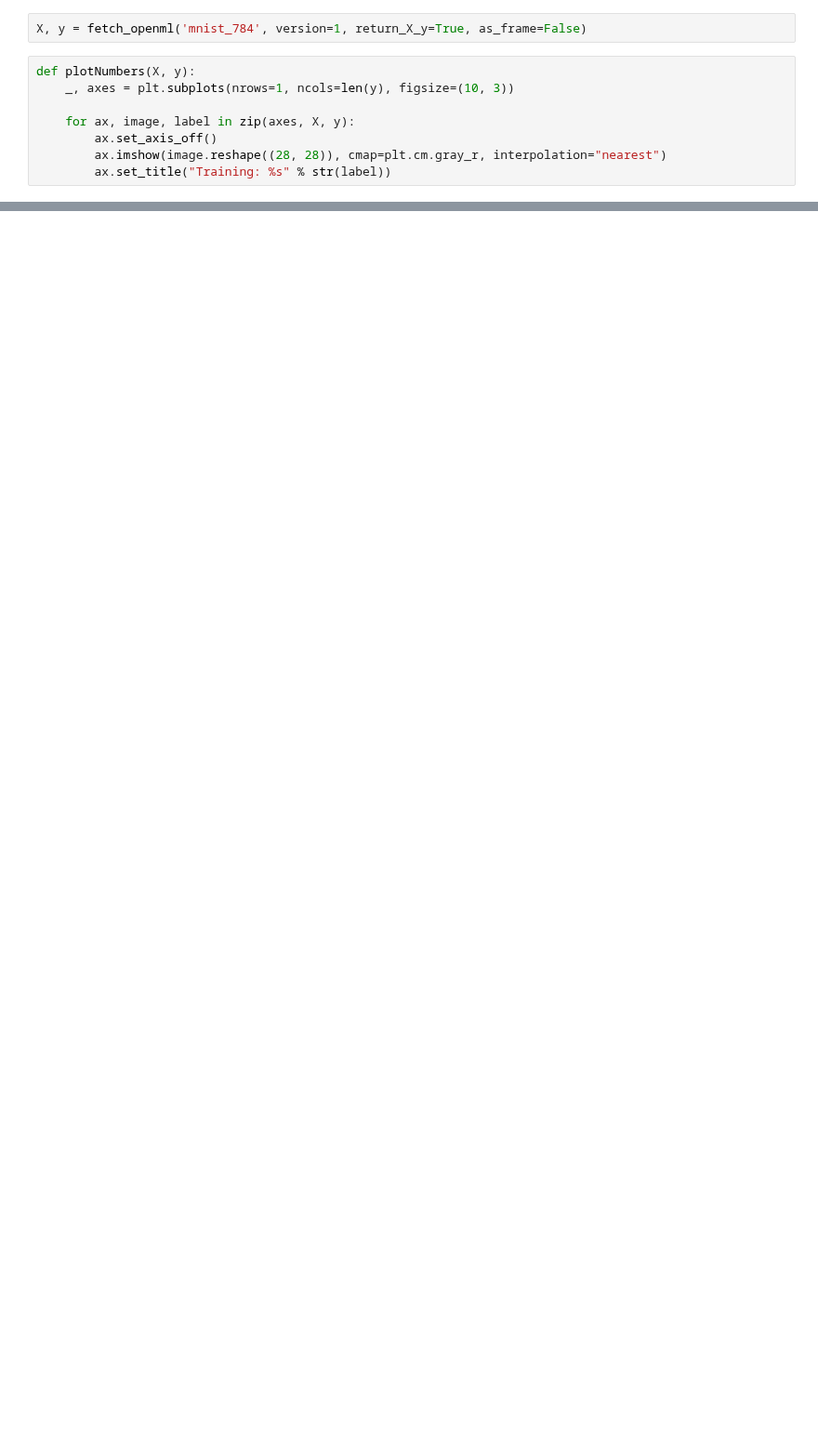
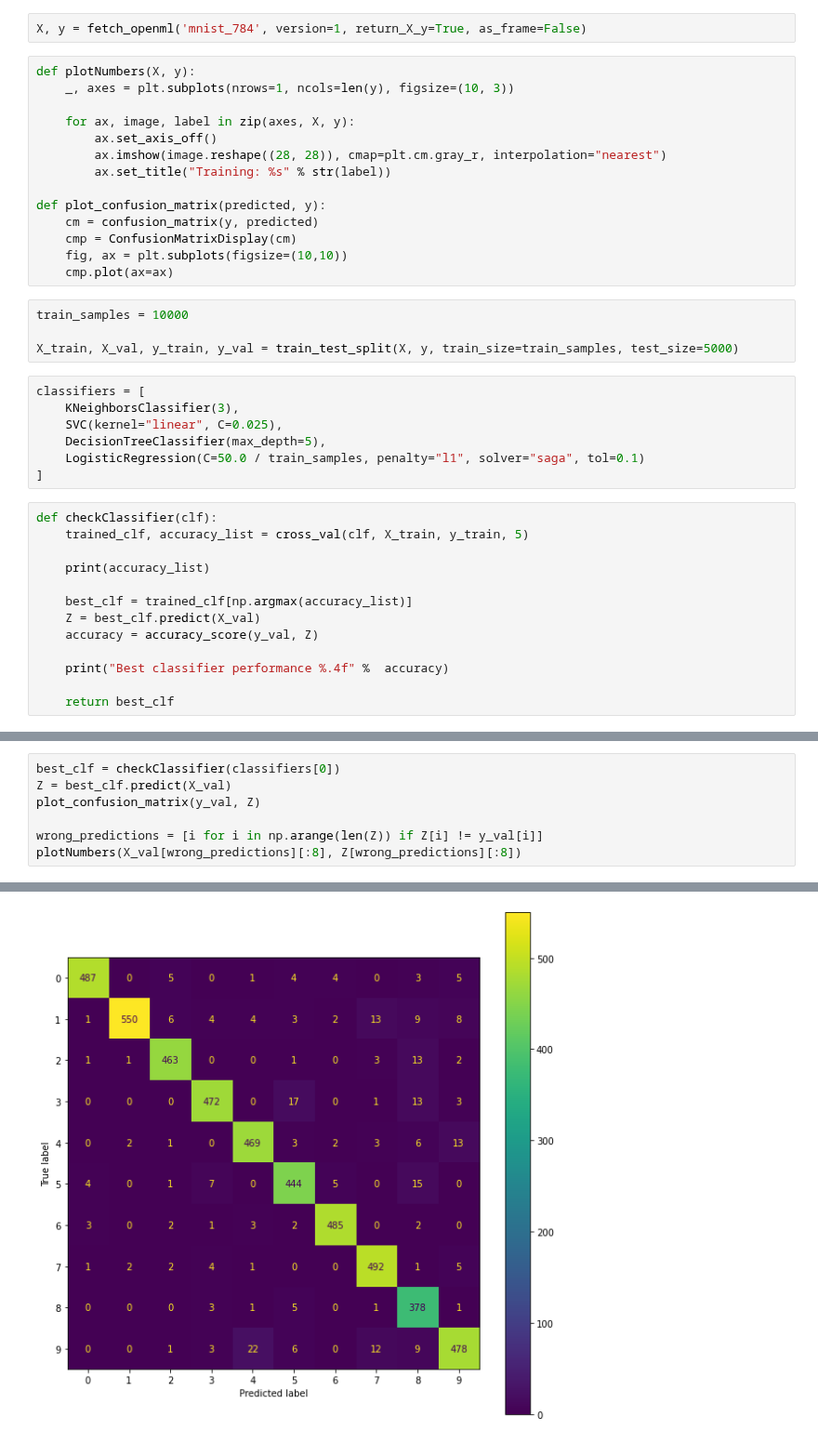
Before and after one commit to Altair200333/ML_tasks, a Jupyter notebook: task3/mnsit_classifires.ipynb, the cells around one changed output, grey strips where cells are left out. Shown at 93% size. Drawn from its saved outputs; the diff is of its cells as text; blank space fills up the shorter version.

```diff
--- a/task3/mnsit_classifires.ipynb
+++ b/task3/mnsit_classifires.ipynb
@@ -28,3 +32,33 @@ def plotNumbers(X, y):
         ax.set_axis_off()
         ax.imshow(image.reshape((28, 28)), cmap=plt.cm.gray_r, interpolation="nearest")
         ax.set_title("Training: %s" % str(label))
+
+def plot_confusion_matrix(predicted, y):
+    cm = confusion_matrix(y, predicted)
+    cmp = ConfusionMatrixDisplay(cm)
+    fig, ax = plt.subplots(figsize=(10,10))
+    cmp.plot(ax=ax)
+# %%
+train_samples = 10000
+
+X_train, X_val, y_train, y_val = train_test_split(X, y, train_size=train_samples, test_size=5000)
+# %%
+classifiers = [
+    KNeighborsClassifier(3),
+    SVC(kernel="linear", C=0.025),
+    DecisionTreeClassifier(max_depth=5),
+    LogisticRegression(C=50.0 / train_samples, penalty="l1", solver="saga", tol=0.1)
+]
+# %%
+def checkClassifier(clf):
+    trained_clf, accuracy_list = cross_val(clf, X_train, y_train, 5)
+
+    print(accuracy_list)
+
+    best_clf = trained_clf[np.argmax(accuracy_list)]
+    Z = best_clf.predict(X_val)
+    accuracy = accuracy_score(y_val, Z)
+
+    print("Best classifier performance %.4f" %  accuracy)
+
+    return best_clf
@@ -30,0 +67,8 @@ def plotNumbers(X, y):
+# %%
+best_clf = checkClassifier(classifiers[0])
+Z = best_clf.predict(X_val)
+plot_confusion_matrix(y_val, Z)
+
+wrong_predictions = [i for i in np.arange(len(Z)) if Z[i] != y_val[i]]
+plotNumbers(X_val[wrong_predictions][:8], Z[wrong_predictions][:8])
+# %% [output]
@@ -30,0 +77 @@ def plotNumbers(X, y):
+[figure, added]
```
Also changed, not shown: parts of 9 cells of this notebook.
